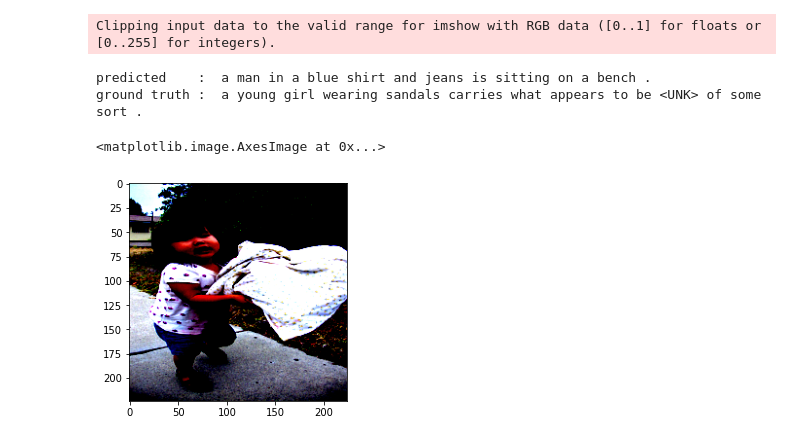
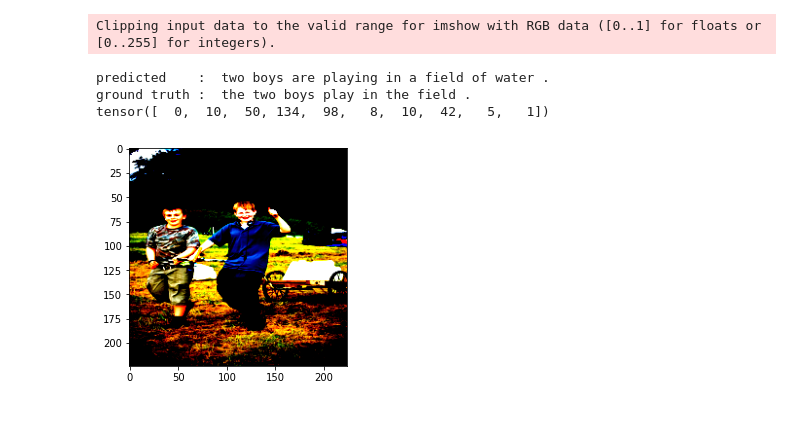
Before and after one commit to nunenuh/imgcap.pytorch, a Jupyter notebook: notebook/inference_v1.ipynb, the cells around one changed output. Saved outputs shown, nothing was run; the diff lists cells and outputs as text; code cells hidden in the pictures.

```diff
--- a/notebook/inference_v1.ipynb
+++ b/notebook/inference_v1.ipynb
@@ -48,7 +46,7 @@ LRATE = 3e-4
 MAX_EPOCHS = 100
 NUM_GPU=1
 # %%
-class Vocabulary:
+class Vocabulary(object):
     def __init__(self, freq_threshold, spacy_eng=None):
         self.start_word = "<SOS>"
         self.end_word = "<EOS>"
@@ -67,7 +65,6 @@ class Vocabulary:
             self.spacy_eng = spacy.load('en_core_web_sm')
         else:
             self.spacy_eng = spacy_eng
-
 
     def __len__(self):
         return len(self.itos)
@@ -104,30 +101,28 @@ class Vocabulary:
 
 class FlickrDataset(Dataset):
     def __init__(self, root_dir, caption_file, caption_delimiter='|',
+                 image_column='image_name', text_column='caption_text',
                  transform=None, freq_threshold=5,
                  train=True, split_val=0.2):
         self.root_dir = root_dir
         self.caption_file = caption_file
-        self.df = pd.read_csv(caption_file, delimiter=caption_delimiter)
+        self.caption_delimiter = caption_delimiter
+        self.image_column = image_column
+        self.text_column = text_column
+
+        self.dataframe = pd.read_csv(caption_file, delimiter=caption_delimiter)
         self.transform = transform
 
         self.vocab = Vocabulary(freq_threshold)
-        self.vocab.build_vocabulary(self.df['caption_text'].tolist())
+        self.vocab.build_vocabulary(self.dataframe[self.text_column].tolist())
 
         self.train = train
         self.split_val = split_val
         self._do_split_train_valid()
 
-#         # Get img, caption columns
-#         self.imgs = self.df["image"]
-#         self.captions = self.df["caption"]
-
-        # Initialize vocabulary and build vocab
-
-
     def _do_split_train_valid(self):
         imgs_train, imgs_valid, caps_train, caps_valid = train_test_split(
-            self.df["image_name"], self.df["caption_text"],
+            self.dataframe[self.image_column], self.dataframe[self.text_column],
             test_size=self.split_val, random_state=16
         )
 
@@ -171,12 +166,18 @@ class CaptionCollate:
         self.batch_first = batch_first
 
     def __call__(self, batch):
-        imgs = [item[0].unsqueeze(0) for item in batch]
+        batch.sort(key=lambda x: len(x[1]), reverse=True)
+        (images, captions) = zip(*batch)
+
+        imgs = [img.unsqueeze(0) for img in images]
         imgs = torch.cat(imgs, dim=0)
-        targets = [item[1] for item in batch]
-        targets = pad_sequence(targets, batch_first=self.batch_first, padding_value=self.pad_idx)
 
-        return imgs, targets
+        lengths = [len(cap) for cap in captions]
+        targets = torch.zeros(len(captions), max(lengths)).long()
+        for idx, cap in enumerate(captions):
+            end = lengths[idx]
+            targets[idx, :end] = cap[:end]
+        return imgs, targets, lengths
 
 
 def flickr8k_dataloader(root_folder, caption_file, transform, train=True,
@@ -443,16 +414,17 @@ RuntimeError: Error(s) in loading state_dict for ImageCaptionNet:
 # %%
-img, txt = validset[10000]
+img, txt = validset[40]
 img = img.unsqueeze(0)
 
-word_indexs = model.sample(img)
-result = clean_sentence(word_indexs, validset.vocab)
+image_caption = ImageCaptionTest(model, validset.vocab)
+result = image_caption.generate_caption(img)
 
-print(f'predicted    : {result}')
+
+print(f'predicted    : {result[0]}')
 print(f'ground truth : {clean_sentence(txt.tolist(), validset.vocab)}')
 plt.imshow(img.squeeze().permute(1,2,0), cmap='gray')
 # %% [output]
 Clipping input data to the valid range for imshow with RGB data ([0..1] for floats or [0..255] for integers).
-predicted    :  a man in a blue shirt and jeans is sitting on a bench .
-ground truth :  a young girl wearing sandals carries what appears to be <UNK> of some sort .
+predicted    :  two boys are playing in a field of water .
+ground truth :  the two boys play in the field .
+tensor([  0,  10,  50, 134,  98,   8,  10,  42,   5,   1])
-<matplotlib.image.AxesImage at 0x...>
-[figure, old version]
+[figure, new version]
```
Also changed, not shown: parts of 16 cells of this notebook, 2 other files.
